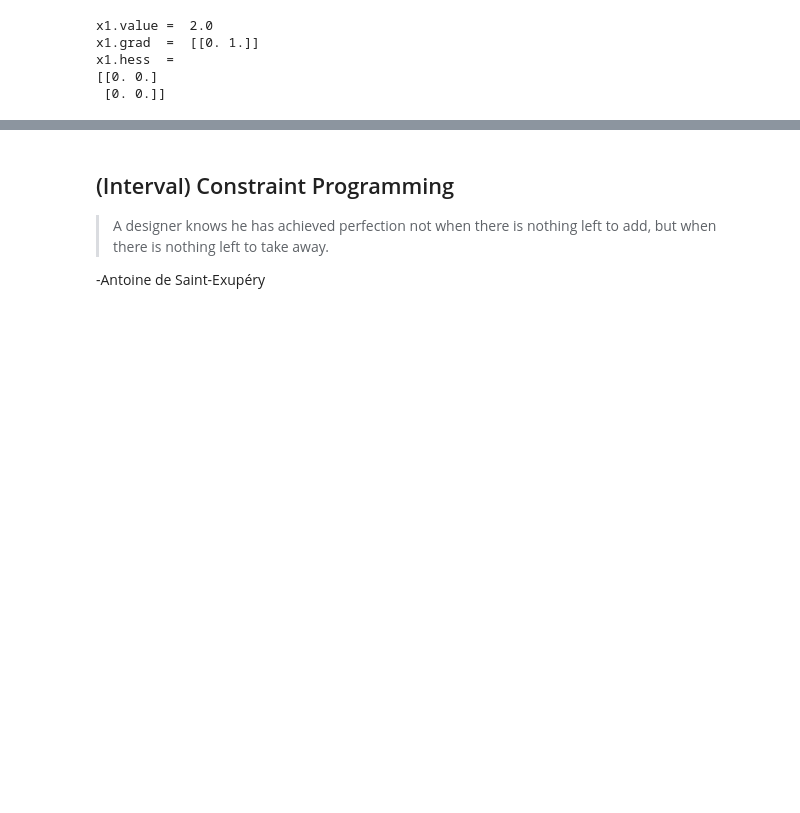
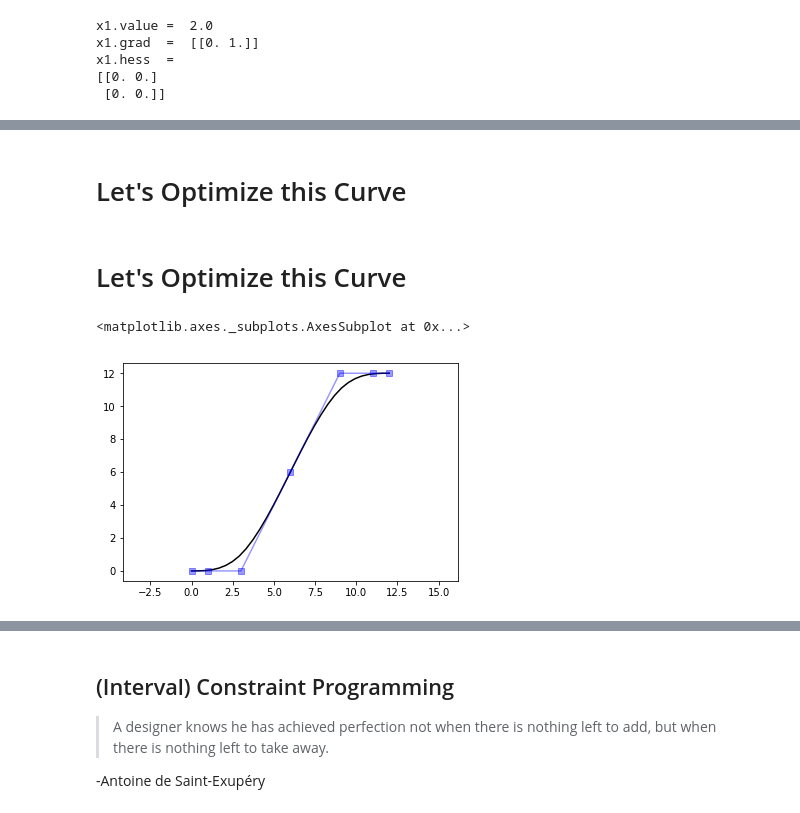
Before and after one commit to LukeMcCulloch/Relational-Interval-Geometry, a Jupyter notebook: jupyter/ADdemo.ipynb, the cells around one changed output, grey strips where cells are left out. Saved outputs shown, nothing was run; the diff lists cells and outputs as text; code cells hidden in the pictures; blank space fills up the shorter version.

```diff
--- a/jupyter/ADdemo.ipynb
+++ b/jupyter/ADdemo.ipynb
@@ -231,0 +460,45 @@ test hessian
+# %% [markdown]
+# Let's Optimize this Curve
+# %%
+# get the library components:
+ADILS = rsp.ADILS
+Lagrangian, IntervalLagrangeSpline = ADILS.Lagrangian, ADILS.IntervalLagrangeSpline
+FormParameter = rsp.FormParameter
+FormParameterDict, generalized_aattractor = FormParameter.FormParameterDict, FormParameter.generalized_aattractor
+
+#yeah, this could be easier,
+initialValues  =  rsp.initialValues
+InitializeControlPoints, InitializeControlVertices, \
+                                  interval_bounds, lagrangian_bounds = initialValues.InitializeControlPoints, initialValues.InitializeControlVertices, \
+                                  initialValues.interval_bounds, initialValues.lagrangian_bounds
+# %%
+# create a dictionary to hold components of our Functional F:
+FPD = FormParameterDict(curve1)
+
+#fairness functional, f:
+FPD.add_E2(kind='LS') # "LS" asks our library to minimize
+
+
+# now the equality constraints:
+#
+# C1 (tangent) clamp at the ends:
+FPD.add_AngleConstraint(kind='equality', location = 0., value = 0.)
+FPD.add_AngleConstraint(kind='equality', location = 1., value = 0.)
+#
+# C2 curvature clamp at the ends
+FPD.add_CurvatureConstraint(kind='equality', location = 0., value = 0.)
+FPD.add_CurvatureConstraint(kind='equality', location = 1., value = 0.)
+
+#Setup done.
+# %% [markdown]
+# Let's Optimize this Curve
+# %%
+#setup and solve:
+L = Lagrangian(FPD) #shake and bake a bit
+Lspline = IntervalLagrangeSpline(curve1, L) #"interval" name is due to history
+vertices = Lspline.optimize() #solve it
+
+Lspline.curve.plotcurve_detailed()
+# %% [output]
+<matplotlib.axes._subplots.AxesSubplot at 0x...>
+[figure, added]
```
Also changed, not shown: parts of 55 cells of this notebook, 2 other files.
